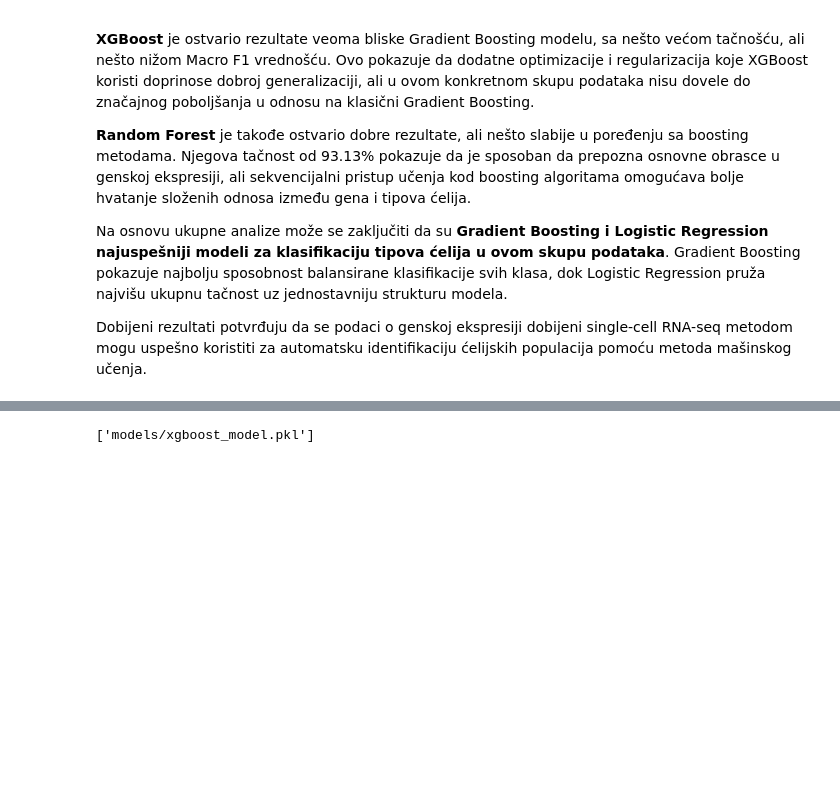
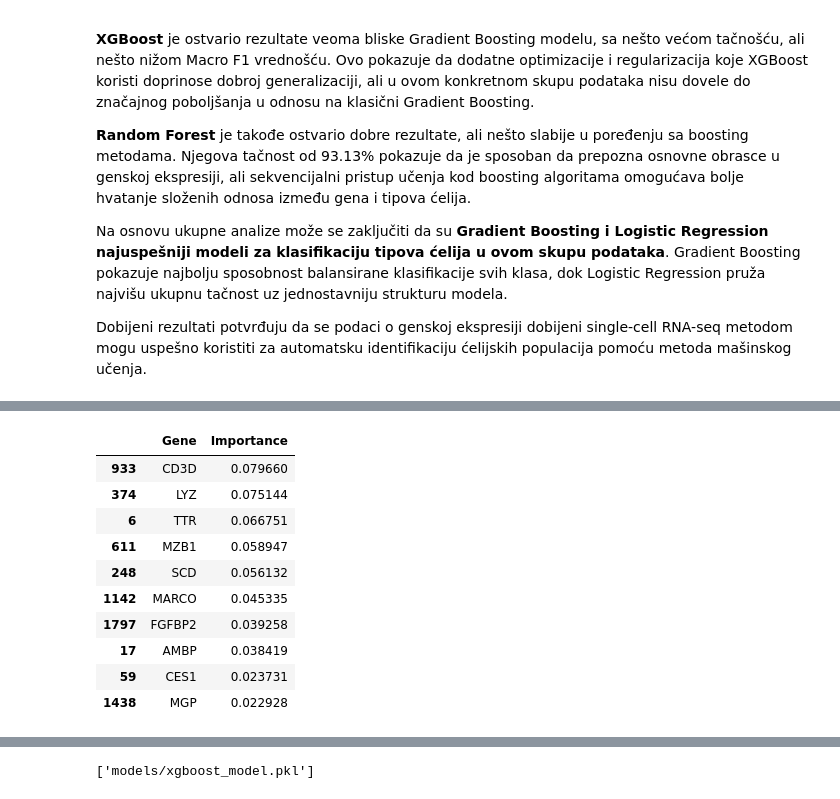
Before and after one commit to milicazubljic/scRNAseq-Human-Liver-Analysis, a Jupyter notebook: Classification.ipynb, the cells around one changed output, grey strips where cells are left out. Saved outputs shown, nothing was run; the diff lists cells and outputs as text; code cells hidden in the pictures; blank space fills up the shorter version.

```diff
--- a/Classification.ipynb
+++ b/Classification.ipynb
@@ -301,7 +313,0 @@ Analiza značajnosti gena pruža dodatni uvid u karakteristike skupa podataka, j
-# %%
-importance = pd.DataFrame({
-    "Gene": X_train.columns,
-    "Importance": rf.feature_importances_
-}).sort_values("Importance", ascending=False)
-
-importance.head(10)
@@ -656,0 +711,8 @@ Dobijeni rezultati potvrđuju da se podaci o genskoj ekspresiji dobijeni single-
+# %%
+def calculate_importance(model):
+    importance = pd.DataFrame({
+        "Gene": X_train.columns,
+        "Importance": model.feature_importances_
+    }).sort_values("Importance", ascending=False)
+
+    return importance.head(10)
@@ -656,0 +733,14 @@ Dobijeni rezultati potvrđuju da se podaci o genskoj ekspresiji dobijeni single-
+# %%
+calculate_importance(gb)
+# %% [output]
+|  | Gene | Importance |
+| 933 | CD3D | 0.079660 |
+| 374 | LYZ | 0.075144 |
+| 6 | TTR | 0.066751 |
+| 611 | MZB1 | 0.058947 |
+| 248 | SCD | 0.056132 |
+| 1142 | MARCO | 0.045335 |
+| 1797 | FGFBP2 | 0.039258 |
+| 17 | AMBP | 0.038419 |
+| 59 | CES1 | 0.023731 |
+| 1438 | MGP | 0.022928 |
```
Also changed, not shown: parts of 20 cells of this notebook.
